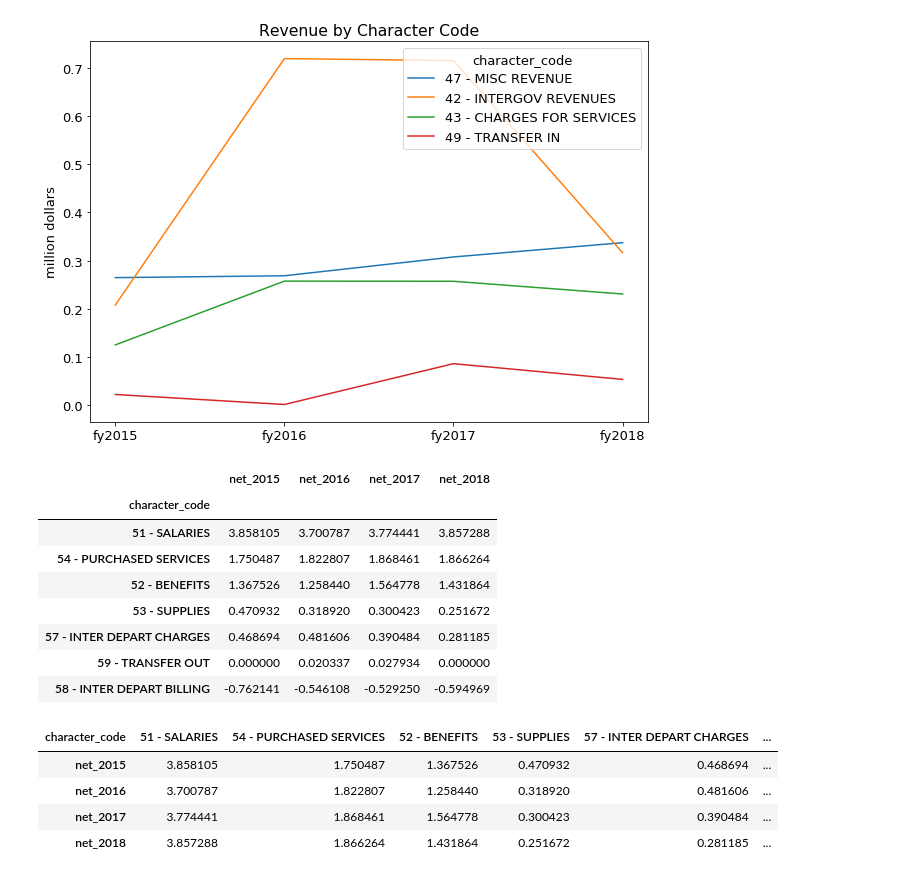
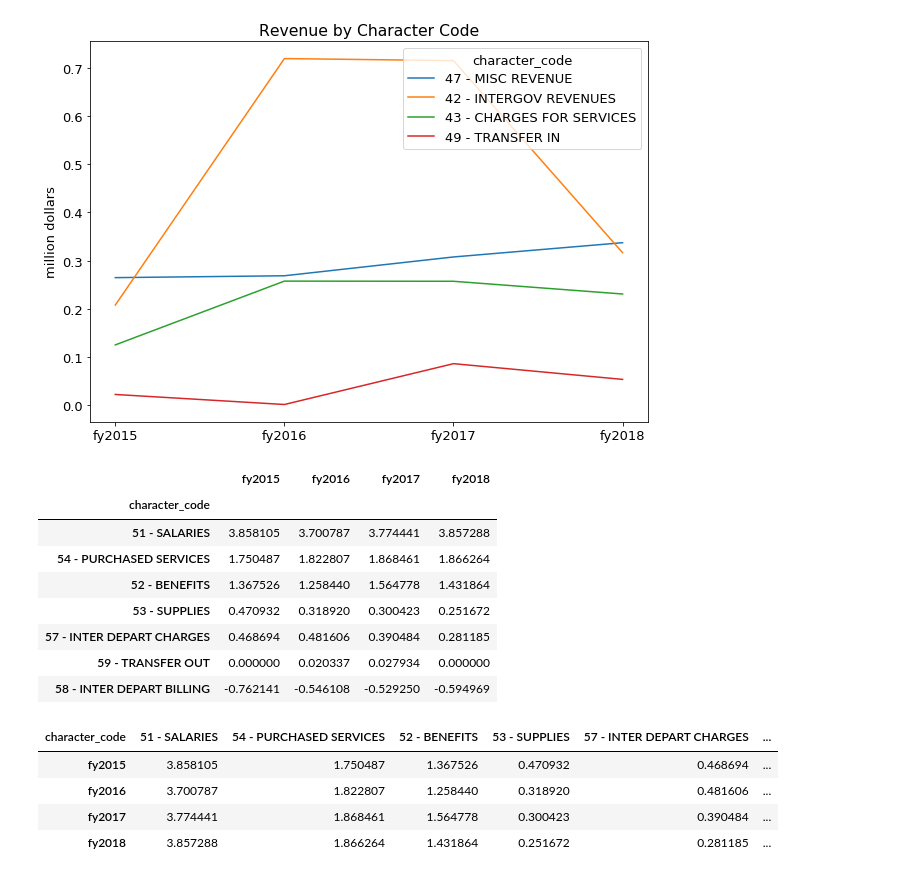
Before and after one commit to Kuku2333/s19-city-t3, a Jupyter notebook: yuankun.ipynb, the cells around one changed output. Saved outputs shown, nothing was run; the diff lists cells and outputs as text; code cells hidden in the pictures.

```diff
--- a/yuankun.ipynb
+++ b/yuankun.ipynb
@@ -233,15 +233,15 @@ None
 # %% [output]
 [figure]
 # %%
-pd_te_exp = pd.read_sql('SELECT character_code, SUM(fy2015) as net_2015, SUM(fy2016) as net_2016, SUM(fy2017) as net_2017, SUM(fy2018) as net_2018 '
+pd_te_exp = pd.read_sql('SELECT character_code, SUM(fy2015) as fy2015, SUM(fy2016) as fy2016, SUM(fy2017) as fy2017, SUM(fy2018) as fy2018 '
                     'FROM expenditure_table '
                     'WHERE agency = "45 -  TRAFFIC ENGINEERING" AND account_type = "Expense" '
                     'GROUP BY character_code '
-                    'ORDER BY net_2015 DESC ', conn)
+                    'ORDER BY fy2015 DESC ', conn)
 pd_te_exp = pd_te_exp.set_index('character_code')
 pd_te_exp
 # %% [output]
-|  | net_2015 | net_2016 | net_2017 | net_2018 |
+|  | fy2015 | fy2016 | fy2017 | fy2018 |
 | character_code |  |  |  |  |
 | 51 - SALARIES | 3.858105 | 3.700787 | 3.774441 | 3.857288 |
 | 54 - PURCHASED SERVICES | 1.750487 | 1.822807 | 1.868461 | 1.866264 |
@@ -256,10 +256,10 @@ pd_te_exp = pd_te_exp.T
 pd_te_exp
 # %% [output]
 | character_code | 51 - SALARIES | 54 - PURCHASED SERVICES | 52 - BENEFITS | 53 - SUPPLIES | 57 - INTER DEPART CHARGES | ... |
-| net_2015 | 3.858105 | 1.750487 | 1.367526 | 0.470932 | 0.468694 | ... |
-| net_2016 | 3.700787 | 1.822807 | 1.258440 | 0.318920 | 0.481606 | ... |
-| net_2017 | 3.774441 | 1.868461 | 1.564778 | 0.300423 | 0.390484 | ... |
-| net_2018 | 3.857288 | 1.866264 | 1.431864 | 0.251672 | 0.281185 | ... |
+| fy2015 | 3.858105 | 1.750487 | 1.367526 | 0.470932 | 0.468694 | ... |
+| fy2016 | 3.700787 | 1.822807 | 1.258440 | 0.318920 | 0.481606 | ... |
+| fy2017 | 3.774441 | 1.868461 | 1.564778 | 0.300423 | 0.390484 | ... |
+| fy2018 | 3.857288 | 1.866264 | 1.431864 | 0.251672 | 0.281185 | ... |
 # %%
 ax = pd_te_exp.plot.line(title='Expense by Character Code', figsize=(10,7))
 ax.set_xticks([0,1,2,3])
```
Also changed, not shown: parts of 1 cell of this notebook.
